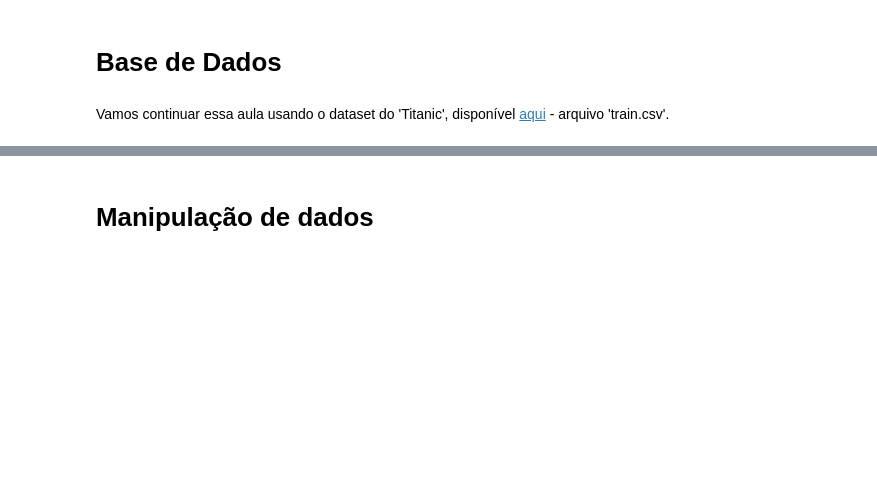
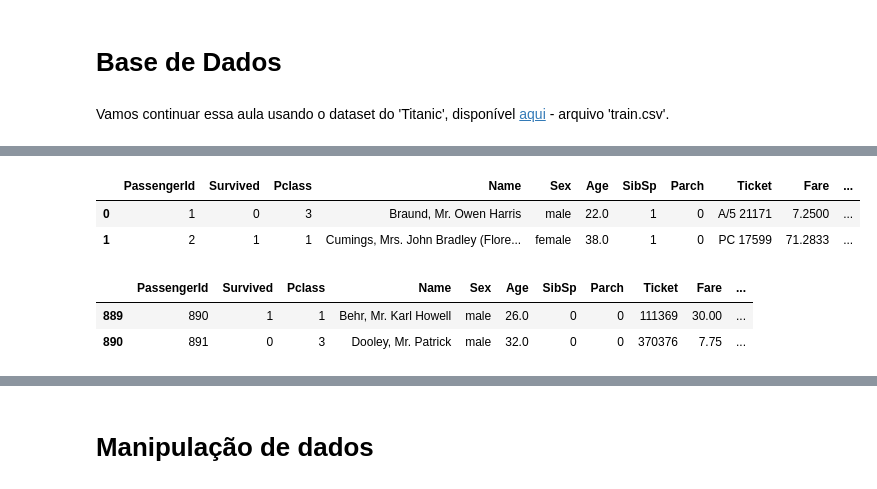
Before and after one commit to reprograma/on26-python-s11-pandas-numpy-I, a Jupyter notebook: material/aula_s11.ipynb, the cells around one changed output, grey strips where cells are left out. Saved outputs shown, nothing was run; the diff lists cells and outputs as text; code cells hidden in the pictures; blank space fills up the shorter version.

```diff
--- a/material/aula_s11.ipynb
+++ b/material/aula_s11.ipynb
@@ -69,9 +150,17 @@ df
 # %%
 #função head()
-df.head()
+df.head(2)
+# %% [output]
+|  | PassengerId | Survived | Pclass | Name | Sex | Age | SibSp | Parch | Ticket | Fare | ... |
+| 0 | 1 | 0 | 3 | Braund, Mr. Owen Harris | male | 22.0 | 1 | 0 | A/5 21171 | 7.2500 | ... |
+| 1 | 2 | 1 | 1 | Cumings, Mrs. John Bradley (Flore... | female | 38.0 | 1 | 0 | PC 17599 | 71.2833 | ... |
 # %%
 # função tail
-df.tail()
+df.tail(2)
+# %% [output]
+|  | PassengerId | Survived | Pclass | Name | Sex | Age | SibSp | Parch | Ticket | Fare | ... |
+| 889 | 890 | 1 | 1 | Behr, Mr. Karl Howell | male | 26.0 | 0 | 0 | 111369 | 30.00 | ... |
+| 890 | 891 | 0 | 3 | Dooley, Mr. Patrick | male | 32.0 | 0 | 0 | 370376 | 7.75 | ... |
 # %%
 # Qual o tamanho do dataframe?
 df.shape
```
Also changed, not shown: parts of 30 cells of this notebook, 2 other files.
